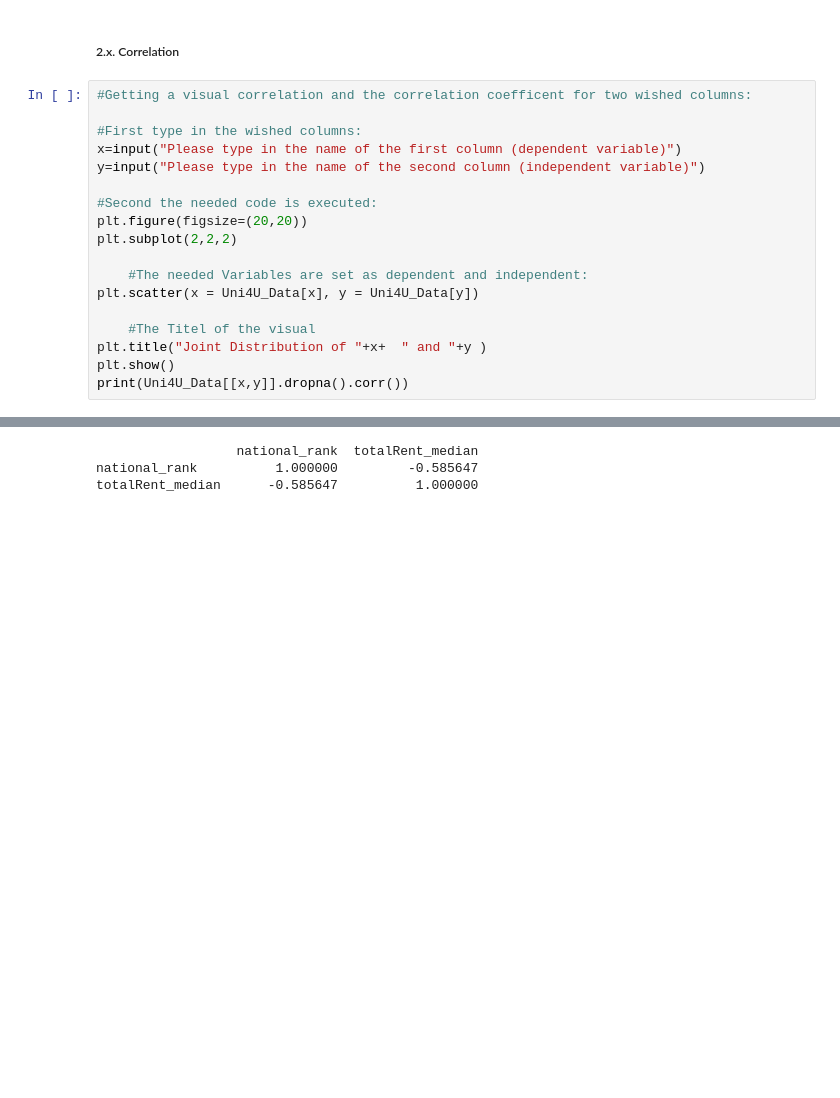
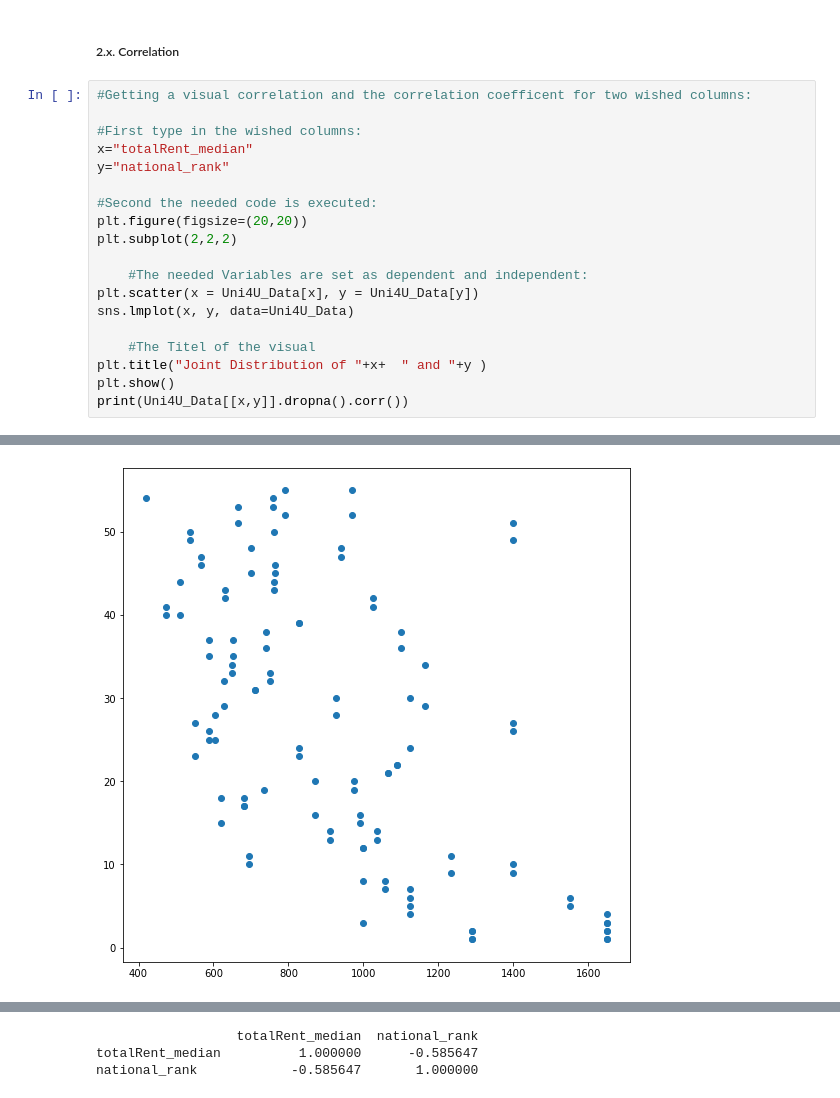
Before and after one commit to reemakk/group-3, a Jupyter notebook: Data_analysis.ipynb, the cells around one changed output, grey strips where cells are left out. Drawn from its saved outputs; the diff is of its cells as text; blank space fills up the shorter version.

```diff
--- a/Data_analysis.ipynb
+++ b/Data_analysis.ipynb
@@ -259,8 +382,8 @@ Uni4U_Data.sort_values(by=input("Please type in the column by which you want to
 #Getting a visual correlation and the correlation coefficent for two wished columns:
 
 #First type in the wished columns:
-x=input("Please type in the name of the first column (dependent variable)")
-y=input("Please type in the name of the second column (independent variable)")
+x="totalRent_median"
+y="national_rank"
 
 #Second the needed code is executed:
 plt.figure(figsize=(20,20))
@@ -268,6 +391,7 @@ plt.subplot(2,2,2)
 
     #The needed Variables are set as dependent and independent:
 plt.scatter(x = Uni4U_Data[x], y = Uni4U_Data[y])
+sns.lmplot(x, y, data=Uni4U_Data)
 
     #The Titel of the visual
 plt.title("Joint Distribution of "+x+  " and "+y )
@@ -278,0 +401 @@ print(Uni4U_Data[[x,y]].dropna().corr())
+[figure, added]
@@ -279,3 +403,3 @@ print(Uni4U_Data[[x,y]].dropna().corr())
-                  national_rank  totalRent_median
-national_rank          1.000000         -0.585647
-totalRent_median      -0.585647          1.000000
+                  totalRent_median  national_rank
+totalRent_median          1.000000      -0.585647
+national_rank            -0.585647       1.000000
```
Also changed, not shown: parts of 23 cells of this notebook, 5 other files.
